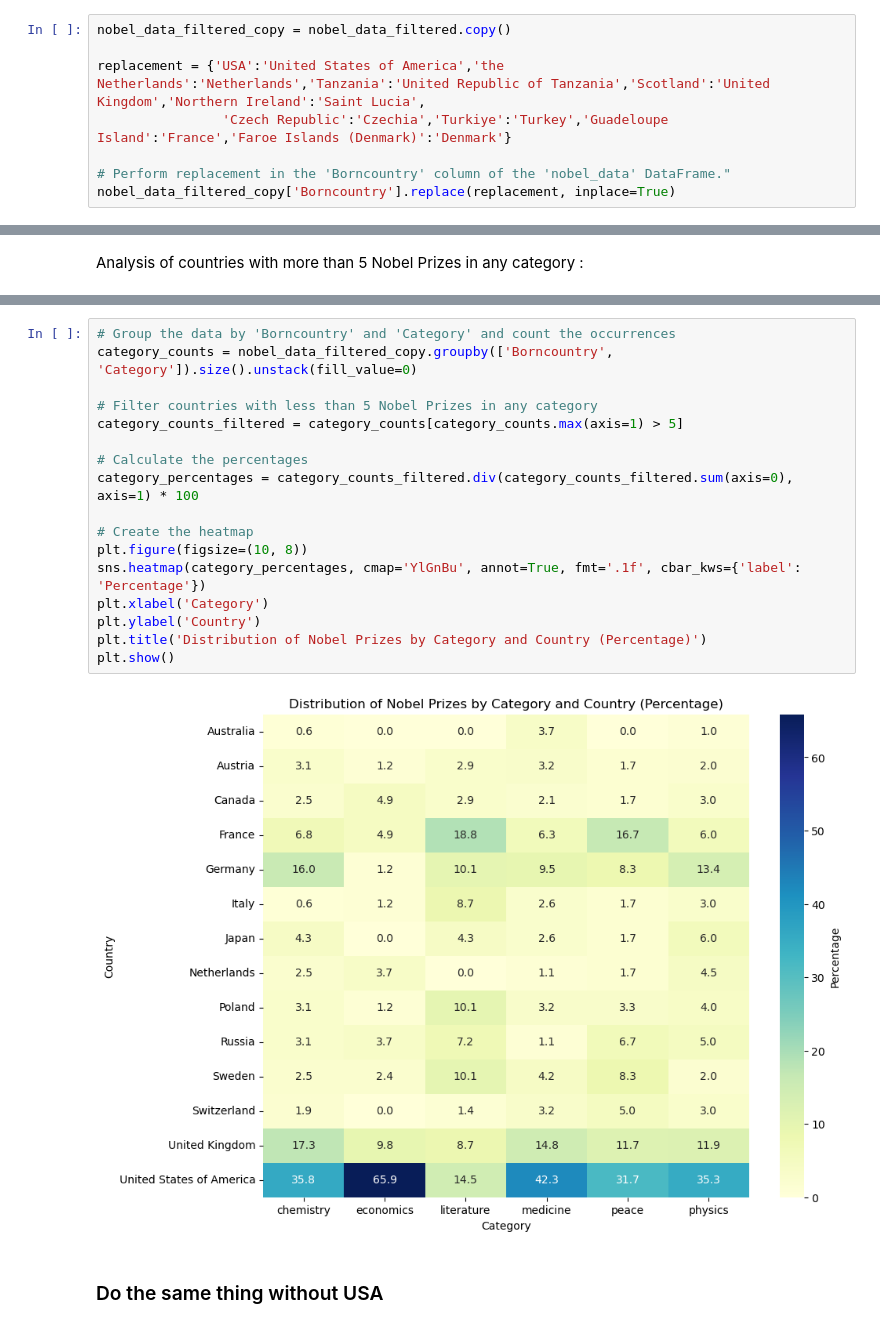
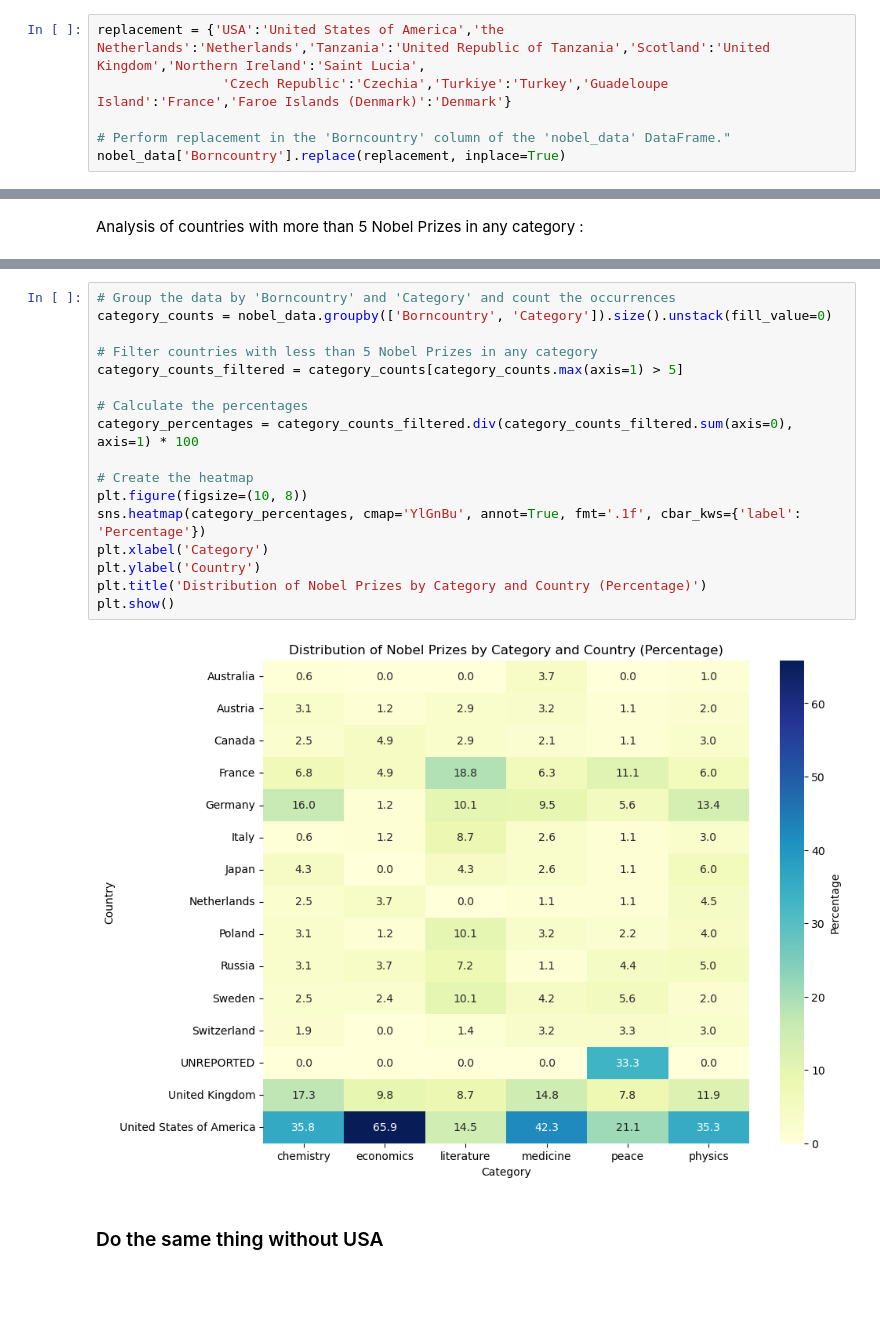
Before and after one commit to SarahB21/Project2024, a Jupyter notebook: ProjectLabelLaureate.ipynb, the cells around one changed output, grey strips where cells are left out. Drawn from its saved outputs; the diff is of its cells as text; blank space fills up the shorter version.

```diff
--- a/ProjectLabelLaureate.ipynb
+++ b/ProjectLabelLaureate.ipynb
@@ -244,11 +238,9 @@ Countries in'Borncountry' of filtered_data without a match in 'ADMIN' of World:
 # %%
-nobel_data_filtered_copy = nobel_data_filtered.copy()
-
 replacement = {'USA':'United States of America','the Netherlands':'Netherlands','Tanzania':'United Republic of Tanzania','Scotland':'United Kingdom','Northern Ireland':'Saint Lucia',
                 'Czech Republic':'Czechia','Turkiye':'Turkey','Guadeloupe Island':'France','Faroe Islands (Denmark)':'Denmark'}
 
 # Perform replacement in the 'Borncountry' column of the 'nobel_data' DataFrame."
-nobel_data_filtered_copy['Borncountry'].replace(replacement, inplace=True)
+nobel_data['Borncountry'].replace(replacement, inplace=True)
 # %% [markdown]
 ### Analyse of the distribution of Nobel Prizes by countries
 # %%
@@ -336,22 +325,22 @@ Analysis of countries with more than 5 Nobel Prizes in any category :
 # %%
 # Group the data by 'Borncountry' and 'Category' and count the occurrences
-category_counts = nobel_data_filtered_copy.groupby(['Borncountry', 'Category']).size().unstack(fill_value=0)
+category_counts = nobel_data.groupby(['Borncountry', 'Category']).size().unstack(fill_value=0)
 
 # Filter countries with less than 5 Nobel Prizes in any category
 category_counts_filtered = category_counts[category_counts.max(axis=1) > 5]
 
 # Calculate the percentages
 category_percentages = category_counts_filtered.div(category_counts_filtered.sum(axis=0), axis=1) * 100
 
 # Create the heatmap
 plt.figure(figsize=(10, 8))
 sns.heatmap(category_percentages, cmap='YlGnBu', annot=True, fmt='.1f', cbar_kws={'label': 'Percentage'})
 plt.xlabel('Category')
 plt.ylabel('Country')
 plt.title('Distribution of Nobel Prizes by Category and Country (Percentage)')
 plt.show()
 # %% [output]
-[figure, old version]
+[figure, new version]
 # %% [markdown]
 ### Do the same thing without USA
 # %%
```
Also changed, not shown: parts of 40 cells of this notebook.
